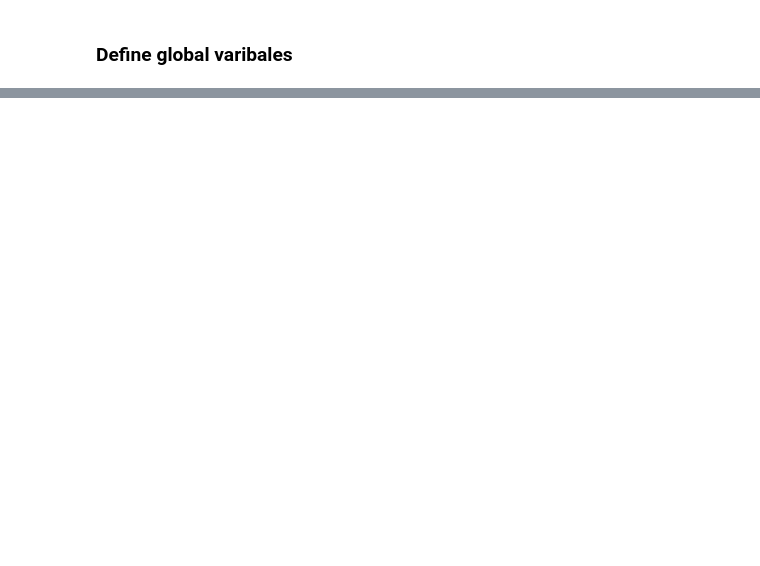
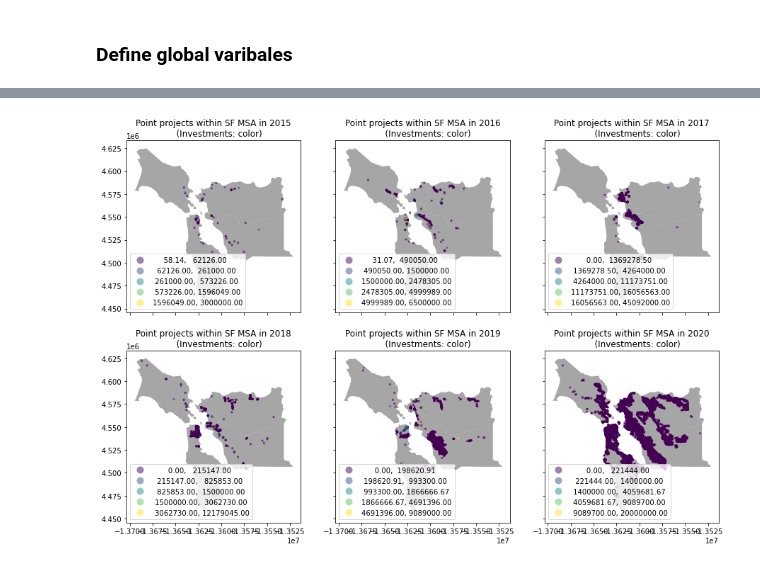
Before and after one commit to yohaoyu/ClimateGentrificationSF, a Jupyter notebook: 01-data-processing.ipynb, the cells around one changed output, grey strips where cells are left out. Saved outputs shown, nothing was run; the diff lists cells and outputs as text; code cells hidden in the pictures; blank space fills up the shorter version.

```diff
--- a/01-data-processing.ipynb
+++ b/01-data-processing.ipynb
@@ -157,0 +215,3 @@ len(sf_point)
+# %%
+ca_point_years = ca_point[ca_point.reportingcyclename.isin(YEARS)]
+ca_point_years['Funding'] = np.nan #select
@@ -157,0 +224,10 @@ len(sf_point)
+# %%
+ca_point_reform = pd.DataFrame(columns=ca_point_years.columns)
+for i in ca_point_years.proj_id.unique():
+    df_proj = ca_point_years[ca_point_years.proj_id==i]
+    for y in df_proj.reportingcyclename.unique():
+        project_df = ca_point_years[(ca_point_years.proj_id==i)&(ca_point_years.reportingcyclename==y)]
+        project_total_funding = ca_point_years[(ca_point_years.proj_id==i)&(ca_point_years.reportingcyclename==y)].total_ggrf_funding.iloc[0]
+        project_number = len(ca_point_years[(ca_point_years.proj_id==i)&(ca_point_years.reportingcyclename==y)])
+        project_df.loc[:,'Funding']=project_total_funding/project_number
+        ca_point_reform = ca_point_reform.append(project_df)
@@ -157,0 +252,4 @@ len(sf_point)
+# %%
+ca_point_reform = gpd.GeoDataFrame(ca_point_reform, geometry='geometry', crs=ca_point.crs) #convert from df to gdf
+# %%
+sf_point = ca_point_reform.clip(sf_boundary) #clip the points within research area
@@ -157,0 +263,10 @@ len(sf_point)
+# %%
+f,axs = plt.subplots(2,3,figsize=(15,10),sharex=True,sharey=True)
+for ax,y in zip(axs.flat,YEARS):
+    sf_boundary.plot(ax=ax,color='gray',alpha=0.7)
+    sf_point[sf_point.reportingcyclename==y].plot(ax=ax,column='Funding',markersize=5,legend=True,scheme='natural_breaks',alpha=0.5)
+    ax.set_title(f'''Point projects within SF MSA in {y}
+    (Investments: color)''')
+plt.show()
+# %% [output]
+[figure, added]
```
Also changed, not shown: parts of 78 cells of this notebook, 3 other files.
